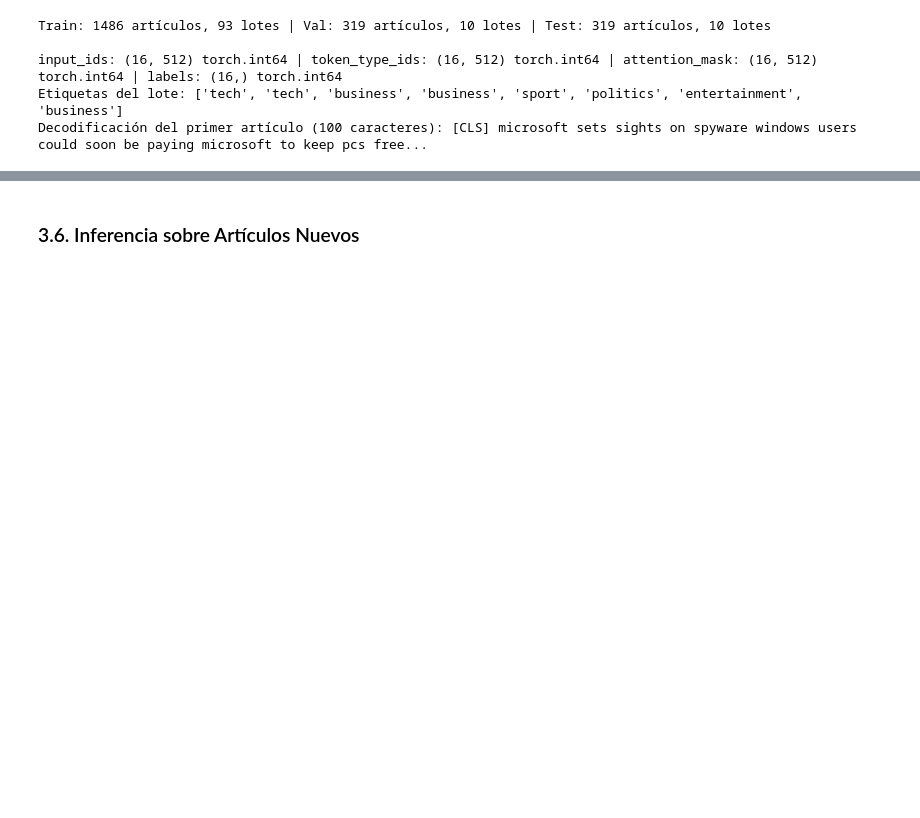
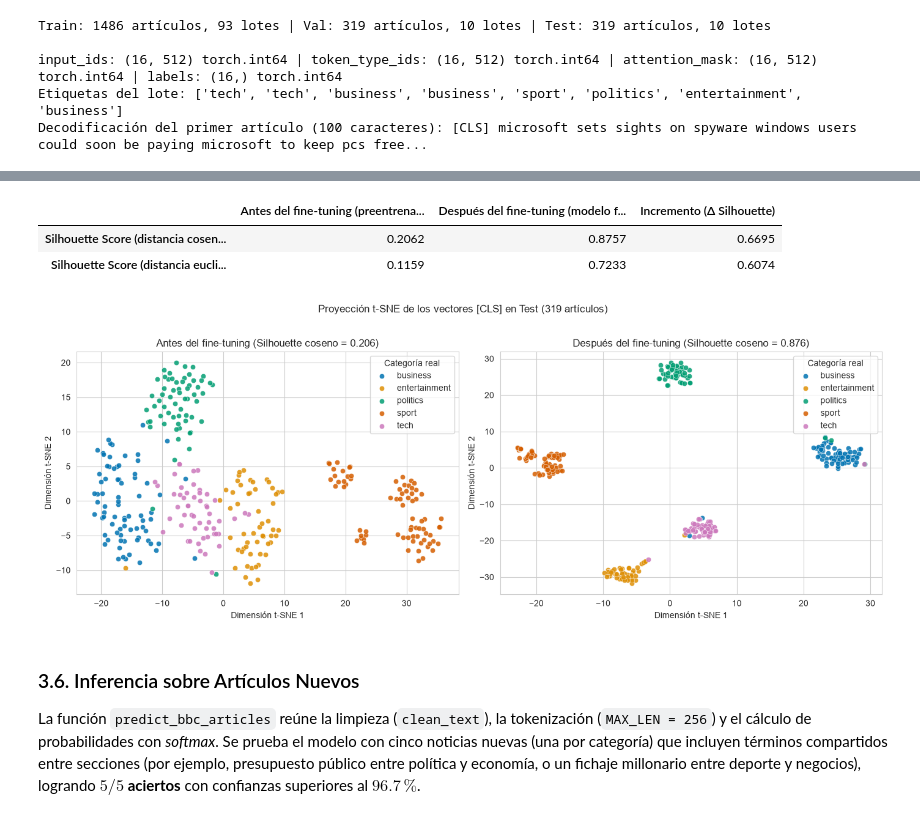
Before and after one commit to yopasa94/TDL_Microproyectos, a Jupyter notebook: microproyecto_3/microproyecto_3.ipynb, the cells around one changed output, grey strips where cells are left out. Cells and saved outputs as stored; diff of their text form; code cells hidden in the pictures; blank space fills up the shorter version.

```diff
--- a/microproyecto_3/microproyecto_3.ipynb
+++ b/microproyecto_3/microproyecto_3.ipynb
@@ -618,2 +2089,79 @@ Decodificación del primer artículo (100 caracteres): [CLS] microsoft sets sigh
+# %%
+# Extracción de embeddings [CLS] (768-d) en Test antes y después del fine-tuning + proyección t-SNE y Silhouette Score
+@torch.no_grad()
+def extract_cls_embeddings(model: torch.nn.Module, loader: DataLoader, device: torch.device = DEVICE) -> np.ndarray:
+    """Extrae el vector [CLS] (posición 0 de la última capa del codificador, 768 dimensiones) para cada artículo."""
+    model.eval()
+    backbone = getattr(model, model.base_model_prefix)
+    vecs = []
+    for batch_data in loader:
+        seq_cap = batch_data["input_ids"].size(1)
+        raw_len = int(batch_data["attention_mask"].sum(dim=1).max())
+        mlen = min(seq_cap, ((max(1, raw_len) + 63) // 64) * 64)
+        inp = {k: v[:, :mlen].to(device, non_blocking=True) for k, v in batch_data.items() if k != "labels"}
+        with get_autocast_ctx(device):
+            out = backbone(**inp)
+            cls_vec = out.last_hidden_state[:, 0]
+        vecs.append(cls_vec.float().cpu().numpy())
+        del inp, out, cls_vec
+    return np.vstack(vecs)
+
+
+pretrained_frozen_model = build_transformer_model(FINAL_CONFIG["checkpoint"], freeze_backbone=True)
+emb_before = extract_cls_embeddings(pretrained_frozen_model, final_loaders["Test"], device=DEVICE)
+del pretrained_frozen_model
+release_device_memory(DEVICE)
+
+emb_after = extract_cls_embeddings(final_model, final_loaders["Test"], device=DEVICE)
+release_device_memory(DEVICE)
+
+sil_cos_before = float(silhouette_score(emb_before, y_true_test, metric="cosine"))
+sil_cos_after = float(silhouette_score(emb_after, y_true_test, metric="cosine"))
+sil_euc_before = float(silhouette_score(emb_before, y_true_test, metric="euclidean"))
+sil_euc_after = float(silhouette_score(emb_after, y_true_test, metric="euclidean"))
+
+df_silhouette = pd.DataFrame({
+    "Antes del fine-tuning (preentrenado congelado)": {
+        "Silhouette Score (distancia coseno, 768-d)": round(sil_cos_before, 4),
+        "Silhouette Score (distancia euclidiana, 768-d)": round(sil_euc_before, 4),
+    },
+    "Después del fine-tuning (modelo final)": {
+        "Silhouette Score (distancia coseno, 768-d)": round(sil_cos_after, 4),
+        "Silhouette Score (distancia euclidiana, 768-d)": round(sil_euc_after, 4),
+    },
+})
+df_silhouette["Incremento (Δ Silhouette)"] = (
+    df_silhouette["Después del fine-tuning (modelo final)"]
+    - df_silhouette["Antes del fine-tuning (preentrenado congelado)"]
+)
+display(df_silhouette)
+
+tsne_before = TSNE(n_components=2, perplexity=30, init="pca", learning_rate="auto", random_state=RANDOM_STATE).fit_transform(emb_before)
+tsne_after = TSNE(n_components=2, perplexity=30, init="pca", learning_rate="auto", random_state=RANDOM_STATE).fit_transform(emb_after)
+
+fig, axes = plt.subplots(1, 2, figsize=(14, 5.2))
+for ax, coords, title_str in [
+    (axes[0], tsne_before, f"Antes del fine-tuning (Silhouette coseno = {sil_cos_before:.3f})"),
+    (axes[1], tsne_after, f"Después del fine-tuning (Silhouette coseno = {sil_cos_after:.3f})"),
+]:
+    for idx_c, cls_name in enumerate(CLASSES):
+        mask = y_true_test == idx_c
+        ax.scatter(
+            coords[mask, 0], coords[mask, 1],
+            c=CLASS_COLORS[cls_name], label=cls_name,
+            s=36, alpha=0.85, edgecolors="white", linewidth=0.4,
+        )
+    ax.set(title=title_str, xlabel="Dimensión t-SNE 1", ylabel="Dimensión t-SNE 2")
+    ax.legend(title="Categoría real", loc="best", frameon=True)
+
+fig.suptitle("Proyección t-SNE de los vectores [CLS] en Test (319 artículos)", y=1.02)
+plt.tight_layout()
+plt.show()
+# %% [output]
+|  | Antes del fine-tuning (preentrena... | Después del fine-tuning (modelo f... | Incremento (Δ Silhouette) |
+| Silhouette Score (distancia cosen... | 0.2062 | 0.8757 | 0.6695 |
+| Silhouette Score (distancia eucli... | 0.1159 | 0.7233 | 0.6074 |
+[figure, added]
 # %% [markdown]
 ### 3.6. Inferencia sobre Artículos Nuevos
+La función `predict_bbc_articles` reúne la limpieza (`clean_text`), la tokenización (`MAX_LEN = 256`) y el cálculo de probabilidades con *softmax*. Se prueba el modelo con cinco noticias nuevas (una por categoría) que incluyen términos compartidos entre secciones (por ejemplo, presupuesto público entre política y economía, o un fichaje millonario entre deporte y negocios), logrando **$5/5$ aciertos** con confianzas superiores al $96.7\,\%$.
```
Also changed, not shown: parts of 31 cells of this notebook, 42 other files.
